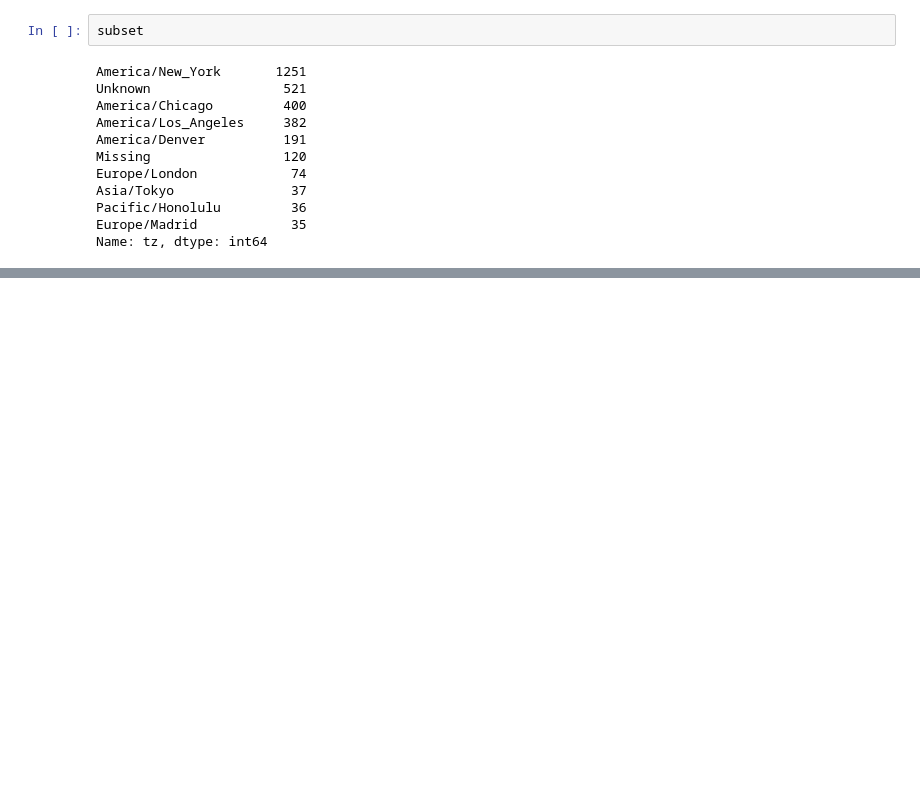
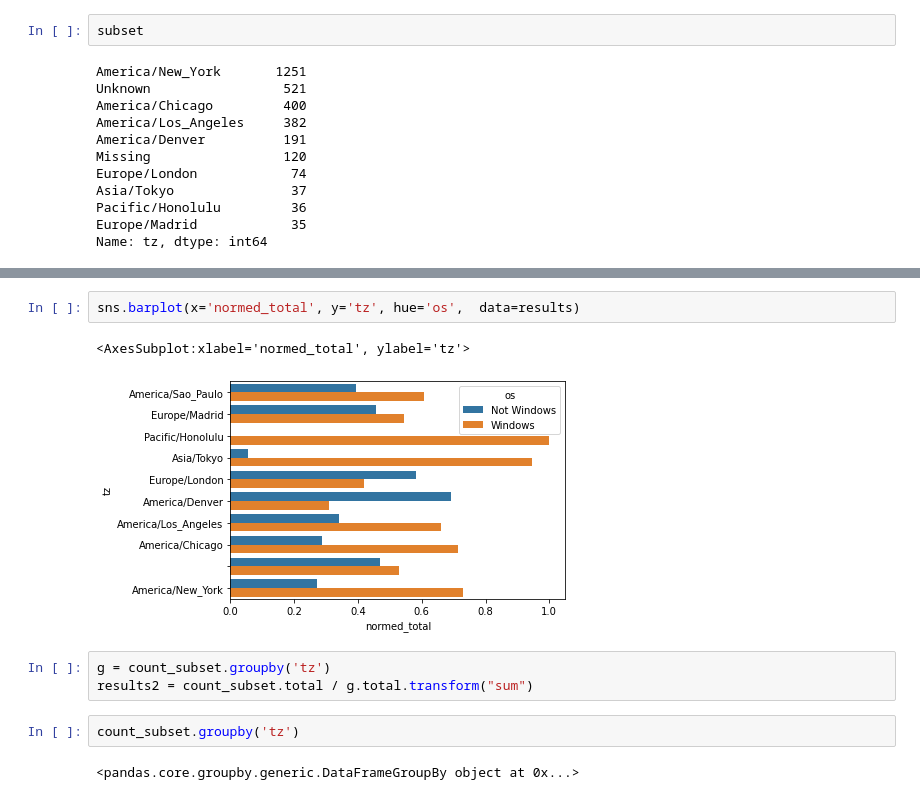
Before and after one commit to wanghuajia/Blod_set, a Jupyter notebook: 数据分析/第14章 数据分析案例.ipynb, the cells around one changed output, grey strips where cells are left out. Saved outputs shown, nothing was run; the diff lists cells and outputs as text; blank space fills up the shorter version.

```diff
--- a/数据分析/第14章 数据分析案例.ipynb
+++ b/数据分析/第14章 数据分析案例.ipynb
@@ -218,0 +419,12 @@ Name: tz, dtype: int64
+# %%
+sns.barplot(x='normed_total', y='tz', hue='os',  data=results)
+# %% [output]
+<AxesSubplot:xlabel='normed_total', ylabel='tz'>
+[figure, added]
+# %%
+g = count_subset.groupby('tz')
+results2 = count_subset.total / g.total.transform("sum")
+# %%
+count_subset.groupby('tz')
+# %% [output]
+<pandas.core.groupby.generic.DataFrameGroupBy object at 0x...>
```
Also changed, not shown: parts of 23 cells of this notebook, 1 other file.
